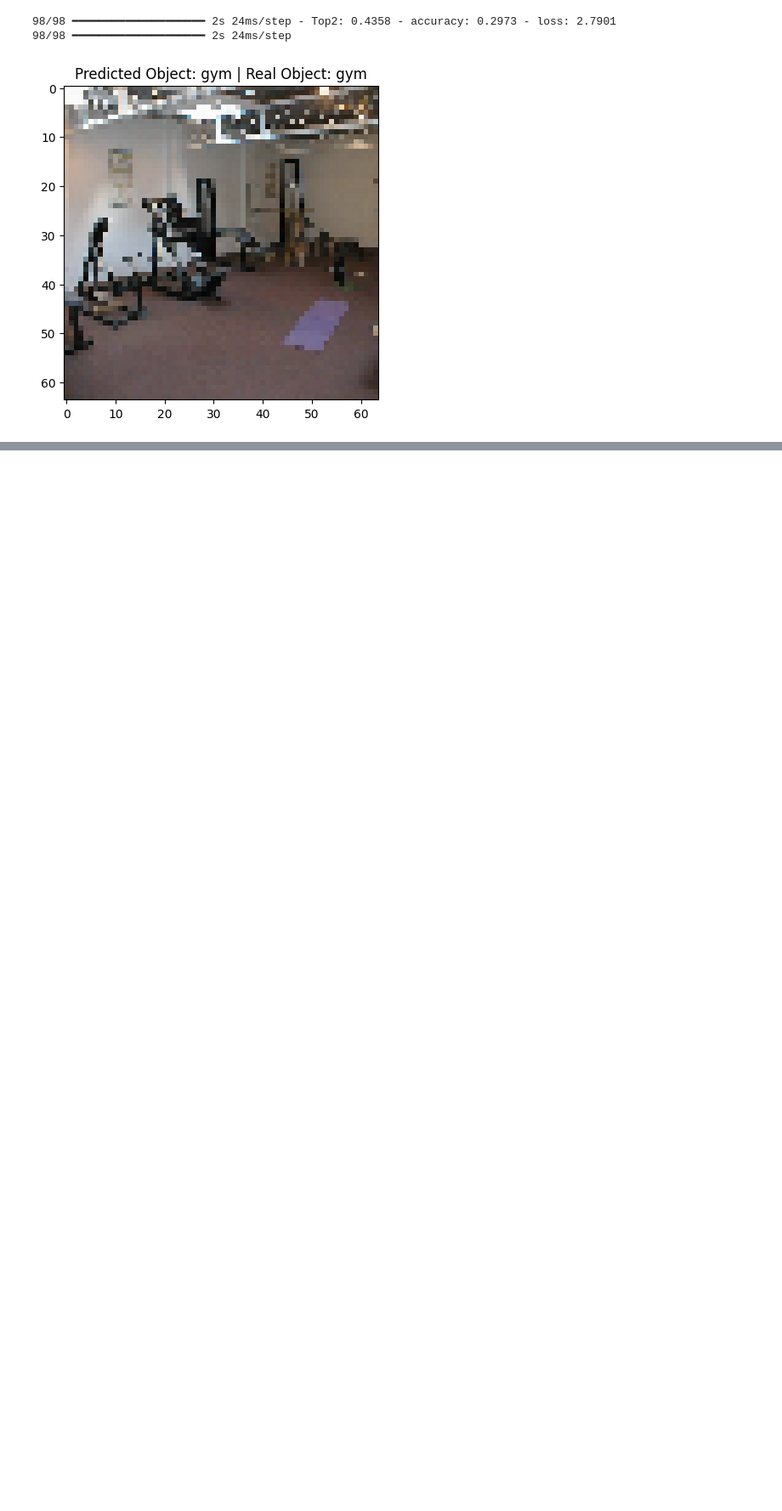
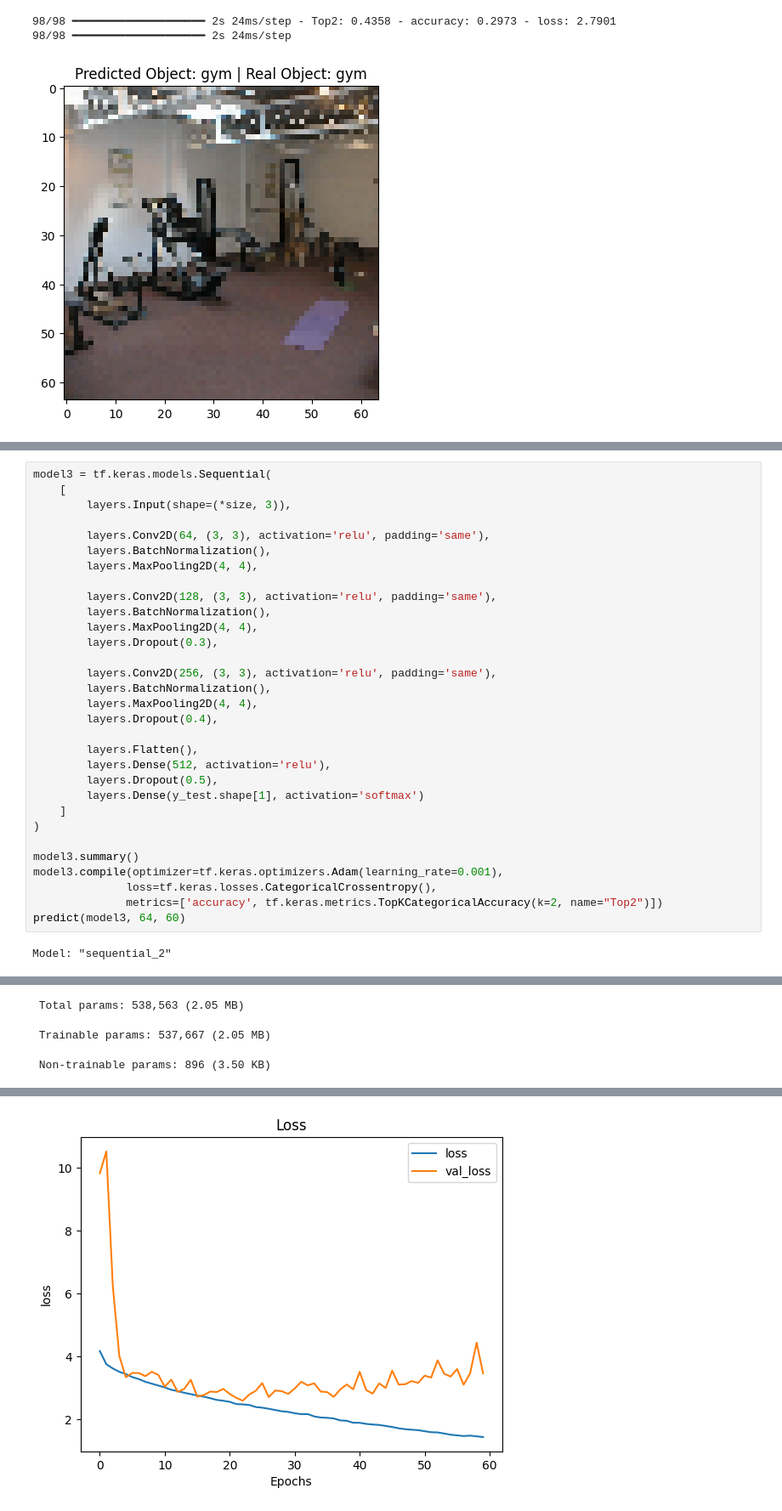
Before and after one commit to KlymentievMaksym/IntelOb, a Jupyter notebook: Lab3/Lab3_.ipynb, the cells around one changed output, grey strips where cells are left out. Shown at 85% size. Saved outputs shown, nothing was run; the diff lists cells and outputs as text; blank space fills up the shorter version.

```diff
--- a/Lab3/Lab3_.ipynb
+++ b/Lab3/Lab3_.ipynb
@@ -945,0 +1042,33 @@ predict(model, 64, 30)
+# %%
+model3 = tf.keras.models.Sequential(
+    [
+        layers.Input(shape=(*size, 3)),
+
+        layers.Conv2D(64, (3, 3), activation='relu', padding='same'),
+        layers.BatchNormalization(),
+        layers.MaxPooling2D(4, 4),
+
+        layers.Conv2D(128, (3, 3), activation='relu', padding='same'),
+        layers.BatchNormalization(),
+        layers.MaxPooling2D(4, 4),
+        layers.Dropout(0.3),
+
+        layers.Conv2D(256, (3, 3), activation='relu', padding='same'),
+        layers.BatchNormalization(),
+        layers.MaxPooling2D(4, 4),
+        layers.Dropout(0.4),
+
+        layers.Flatten(),
+        layers.Dense(512, activation='relu'),
+        layers.Dropout(0.5),
+        layers.Dense(y_test.shape[1], activation='softmax')
+    ]
+)
+
+model3.summary()
+model3.compile(optimizer=tf.keras.optimizers.Adam(learning_rate=0.001),
+              loss=tf.keras.losses.CategoricalCrossentropy(),
+              metrics=['accuracy', tf.keras.metrics.TopKCategoricalAccuracy(k=2, name="Top2")])
+predict(model3, 64, 60)
+# %% [output]
+Model: "sequential_2"
@@ -945,0 +1092,3 @@ predict(model, 64, 30)
+ Total params: 538,563 (2.05 MB)
+ Trainable params: 537,667 (2.05 MB)
+ Non-trainable params: 896 (3.50 KB)
@@ -945,0 +1112 @@ predict(model, 64, 30)
+[figure, added]
```
Also changed, not shown: parts of 13 cells of this notebook.
